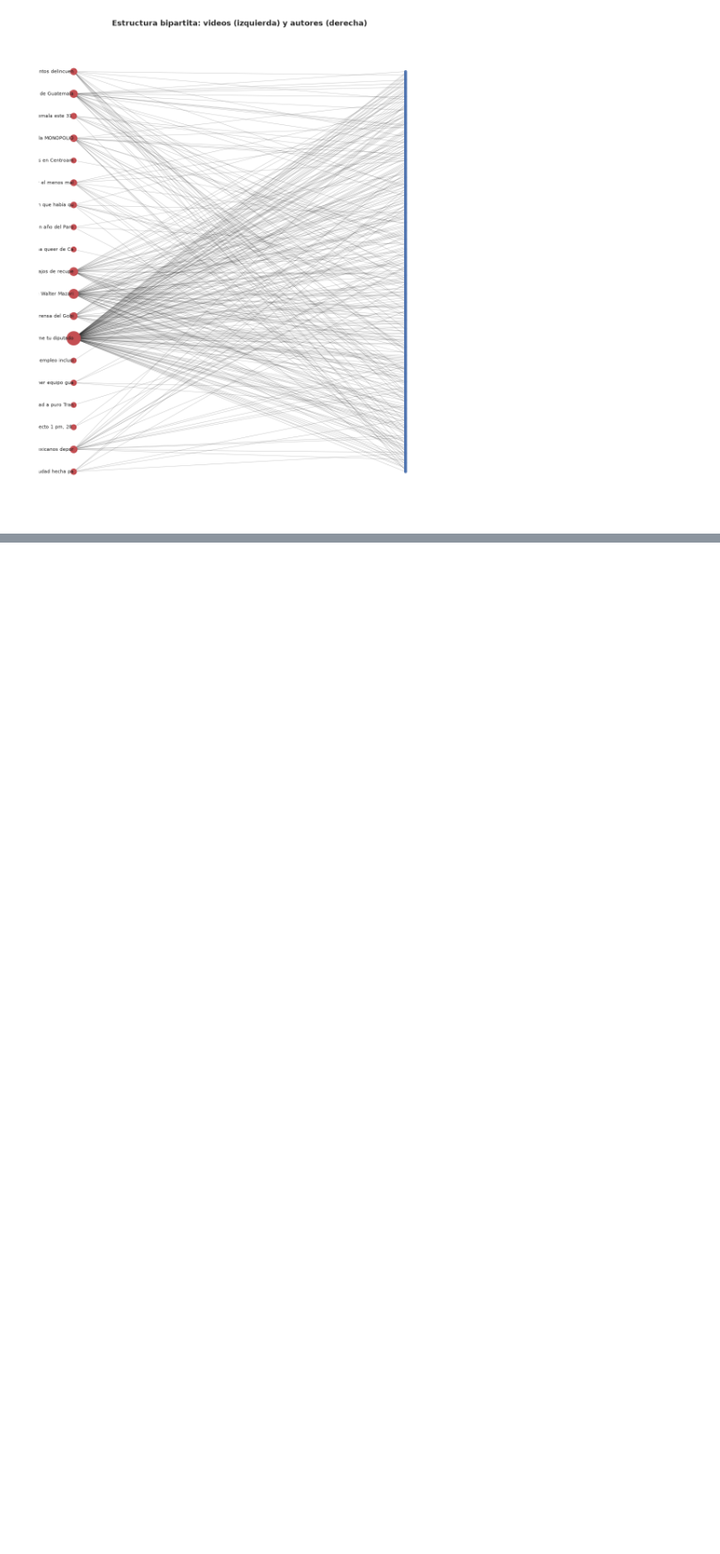
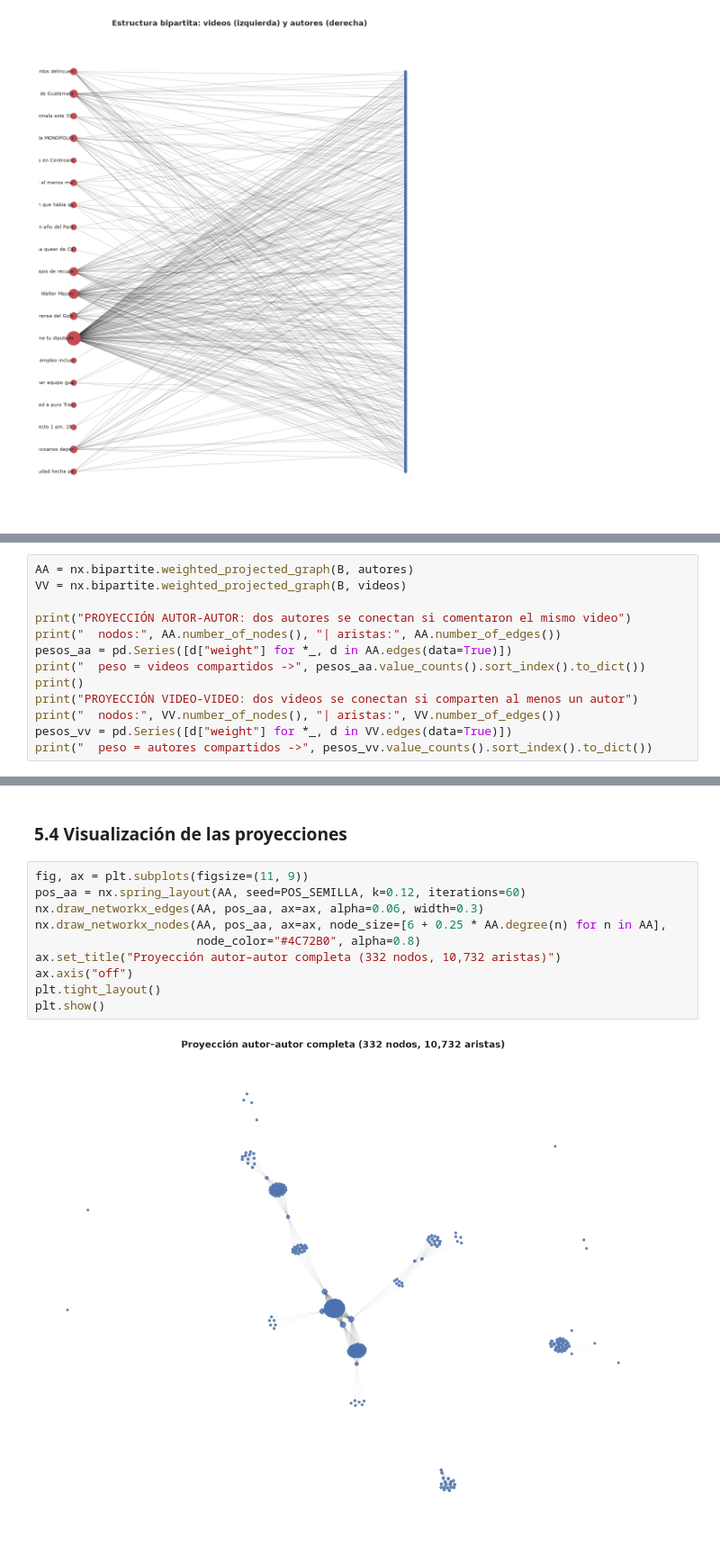
Before and after one commit to Tunchxz/CC3084-Laboratorio-6, a Jupyter notebook: notebooks/03_redes.ipynb, the cells around one changed output, grey strips where cells are left out. Shown at 90% size. Drawn from its saved outputs; the diff is of its cells as text; blank space fills up the shorter version.

Commit message:
feat(notebooks): network projections

```diff
--- a/notebooks/03_redes.ipynb
+++ b/notebooks/03_redes.ipynb
@@ -262,0 +267,13 @@ plt.show()
+# %%
+AA = nx.bipartite.weighted_projected_graph(B, autores)
+VV = nx.bipartite.weighted_projected_graph(B, videos)
+
+print("PROYECCIÓN AUTOR-AUTOR: dos autores se conectan si comentaron el mismo video")
+print("  nodos:", AA.number_of_nodes(), "| aristas:", AA.number_of_edges())
+pesos_aa = pd.Series([d["weight"] for *_, d in AA.edges(data=True)])
+print("  peso = videos compartidos ->", pesos_aa.value_counts().sort_index().to_dict())
+print()
+print("PROYECCIÓN VIDEO-VIDEO: dos videos se conectan si comparten al menos un autor")
+print("  nodos:", VV.number_of_nodes(), "| aristas:", VV.number_of_edges())
+pesos_vv = pd.Series([d["weight"] for *_, d in VV.edges(data=True)])
+print("  peso = autores compartidos ->", pesos_vv.value_counts().sort_index().to_dict())
@@ -262,0 +358,14 @@ plt.show()
+# %% [markdown]
+### 5.4 Visualización de las proyecciones
+# %%
+fig, ax = plt.subplots(figsize=(11, 9))
+pos_aa = nx.spring_layout(AA, seed=POS_SEMILLA, k=0.12, iterations=60)
+nx.draw_networkx_edges(AA, pos_aa, ax=ax, alpha=0.06, width=0.3)
+nx.draw_networkx_nodes(AA, pos_aa, ax=ax, node_size=[6 + 0.25 * AA.degree(n) for n in AA],
+                       node_color="#4C72B0", alpha=0.8)
+ax.set_title("Proyección autor–autor completa (332 nodos, 10,732 aristas)")
+ax.axis("off")
+plt.tight_layout()
+plt.show()
+# %% [output]
+[figure, added]
```
Also changed, not shown: parts of 6 cells of this notebook.
